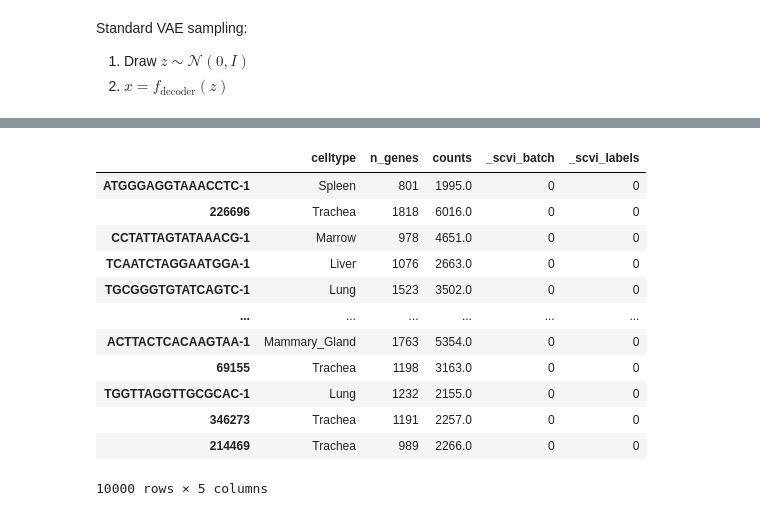
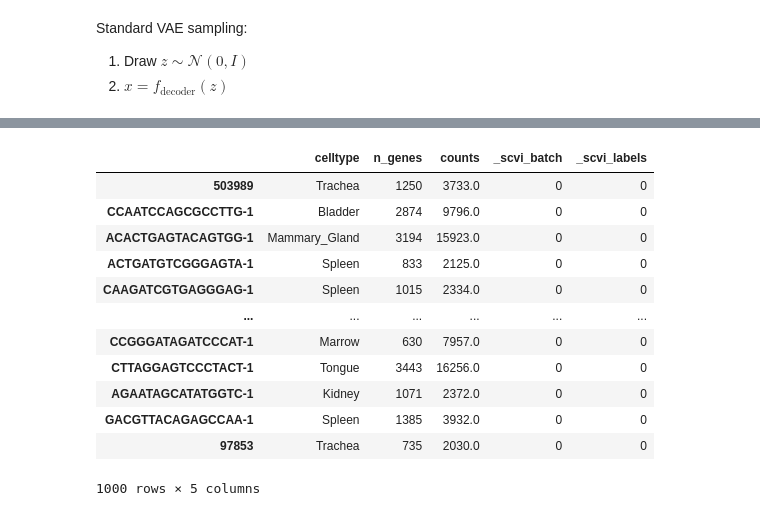
Before and after one commit to LangtianM/scDeepSim, a Jupyter notebook: experiments/scVI_muris.ipynb, the cells around one changed output, grey strips where cells are left out. Saved outputs shown, nothing was run; the diff lists cells and outputs as text; code cells hidden in the pictures.

```diff
--- a/experiments/scVI_muris.ipynb
+++ b/experiments/scVI_muris.ipynb
@@ -35,9 +37,9 @@ muris_10k.obs
 # %%
-from scdesigner.simulators import NegBinCopula
+# from scdesigner.simulators import NegBinCopula
 
-nbc = NegBinCopula(mean_formula = "~ celltype")
-nbc.fit(muris_10k, max_epochs=300, top_k=100)
-nbc_samples = nbc.sample(obs=muris_10k.obs)
+# nbc = NegBinCopula(mean_formula = "~ celltype")
+# nbc.fit(muris_10k, max_epochs=300, top_k=100)
+# nbc_samples = nbc.sample(obs=muris_10k.obs)
 # %% [output]
 Epoch 299/300, Loss: 568455.3812
 # %%
@@ -126,21 +139,21 @@ n_extra_continuous_covs: 0
 n_labels: 1
 n_vars: 2000
 # %%
-muris_10k.obs
+muris_1k.obs
 # %% [output]
 |  | celltype | n_genes | counts | _scvi_batch | _scvi_labels |
-| ATGGGAGGTAAACCTC-1 | Spleen | 801 | 1995.0 | 0 | 0 |
-| 226696 | Trachea | 1818 | 6016.0 | 0 | 0 |
-| CCTATTAGTATAAACG-1 | Marrow | 978 | 4651.0 | 0 | 0 |
-| TCAATCTAGGAATGGA-1 | Liver | 1076 | 2663.0 | 0 | 0 |
-| TGCGGGTGTATCAGTC-1 | Lung | 1523 | 3502.0 | 0 | 0 |
+| 503989 | Trachea | 1250 | 3733.0 | 0 | 0 |
+| CCAATCCAGCGCCTTG-1 | Bladder | 2874 | 9796.0 | 0 | 0 |
+| ACACTGAGTACAGTGG-1 | Mammary_Gland | 3194 | 15923.0 | 0 | 0 |
+| ACTGATGTCGGGAGTA-1 | Spleen | 833 | 2125.0 | 0 | 0 |
+| CAAGATCGTGAGGGAG-1 | Spleen | 1015 | 2334.0 | 0 | 0 |
 | ... | ... | ... | ... | ... | ... |
-| ACTTACTCACAAGTAA-1 | Mammary_Gland | 1763 | 5354.0 | 0 | 0 |
-| 69155 | Trachea | 1198 | 3163.0 | 0 | 0 |
-| TGGTTAGGTTGCGCAC-1 | Lung | 1232 | 2155.0 | 0 | 0 |
-| 346273 | Trachea | 1191 | 2257.0 | 0 | 0 |
-| 214469 | Trachea | 989 | 2266.0 | 0 | 0 |
+| CCGGGATAGATCCCAT-1 | Marrow | 630 | 7957.0 | 0 | 0 |
+| CTTAGGAGTCCCTACT-1 | Tongue | 3443 | 16256.0 | 0 | 0 |
+| AGAATAGCATATGGTC-1 | Kidney | 1071 | 2372.0 | 0 | 0 |
+| GACGTTACAGAGCCAA-1 | Spleen | 1385 | 3932.0 | 0 | 0 |
+| 97853 | Trachea | 735 | 2030.0 | 0 | 0 |
-10000 rows × 5 columns
+1000 rows × 5 columns
 # %%
 scvi_model.get_latent
 # %%
```
Also changed, not shown: parts of 16 cells of this notebook, 1 other file.
